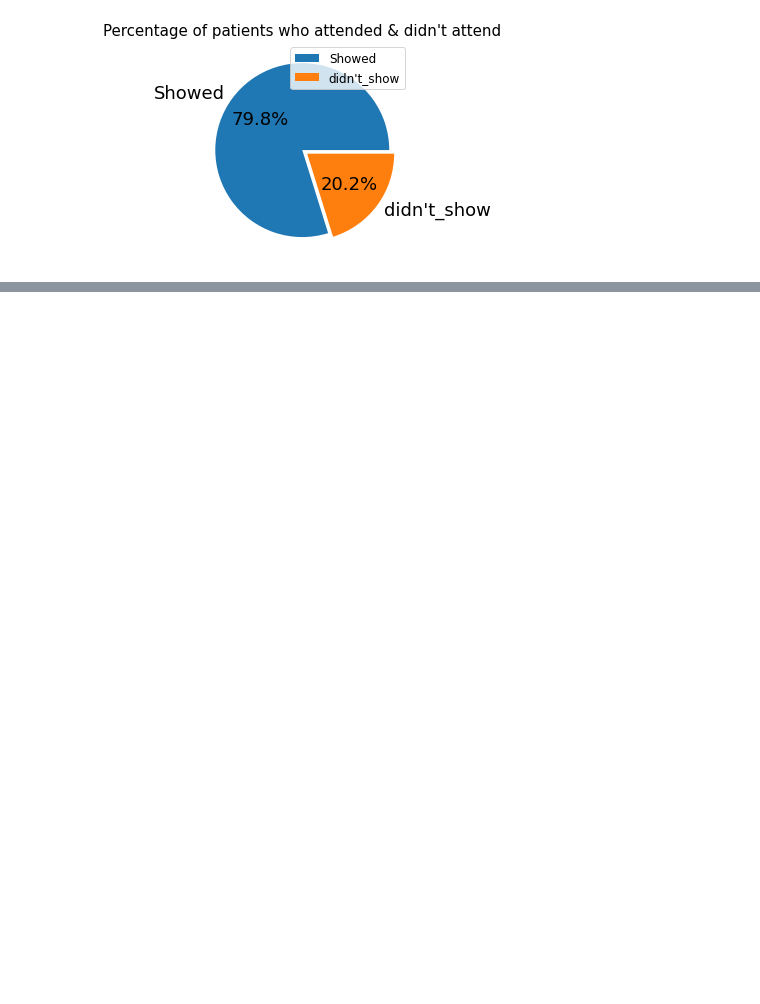
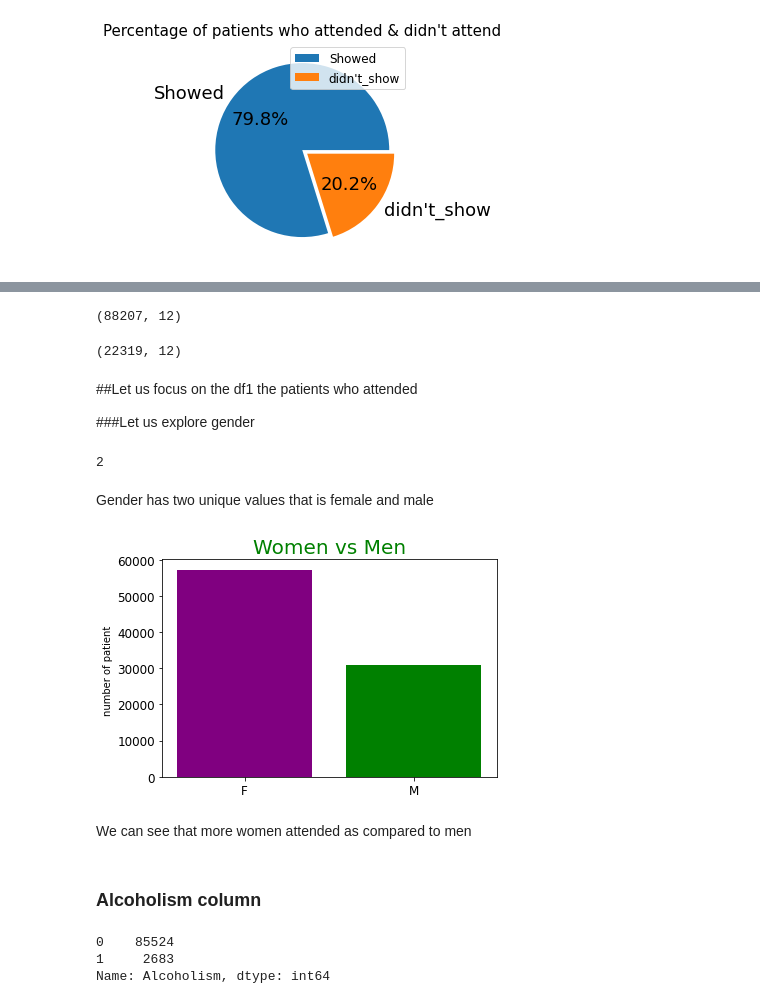
Before and after one commit to auma2022/Diana_CV, a Jupyter notebook: noshow.ipynb, the cells around one changed output, grey strips where cells are left out. Drawn from its saved outputs; the diff is of its cells as text; code cells hidden in the pictures; blank space fills up the shorter version.

```diff
--- a/noshow.ipynb
+++ b/noshow.ipynb
@@ -244,2 +250,48 @@ plt.show()
 df['No-show'] = df['No-show'].map(
                    {'Yes':1 ,'No':0})
+# %%
+#split dataset into show and no-show patients
+df1 = df[df['No-show'] == 0]
+df2 = df[df['No-show'] == 1]
+# %%
+#check if dataset has been split successful
+df1.shape
+# %% [output]
+(88207, 12)
+# %%
+#confirm dataset has been split successful
+df2.shape
+# %% [output]
+(22319, 12)
+# %% [markdown]
+##Let us focus on the df1 the patients who attended
+
+###Let us explore gender
+# %%
+#unique values in gender
+df['Gender'].nunique()
+# %% [output]
+2
+# %% [markdown]
+Gender has two unique values that is female and male
+# %%
+f,ax=plt.subplots()
+ax.bar(df1['Gender'].value_counts().index[0],df1['Gender'].value_counts().values[0],label='F',color='purple')
+ax.bar(df1['Gender'].value_counts().index[1],df1['Gender'].value_counts().values[1],label='M',color='green')
+plt.ylabel('number of patients ',fontsize=10)
+plt.title('Women vs Men',fontsize=20,color='green')
+ax.set_label(['F','M'])
+plt.show()
+# %% [output]
+[figure, added]
+# %% [markdown]
+We can see that more women attended as compared to men
+# %% [markdown]
+### Alcoholism column
+# %%
+#number of alcoholic patients who attended
+df1['Alcoholism'].value_counts()
+# %% [output]
+0    85524
+1     2683
+Name: Alcoholism, dtype: int64
```
Also changed, not shown: parts of 22 cells of this notebook.
